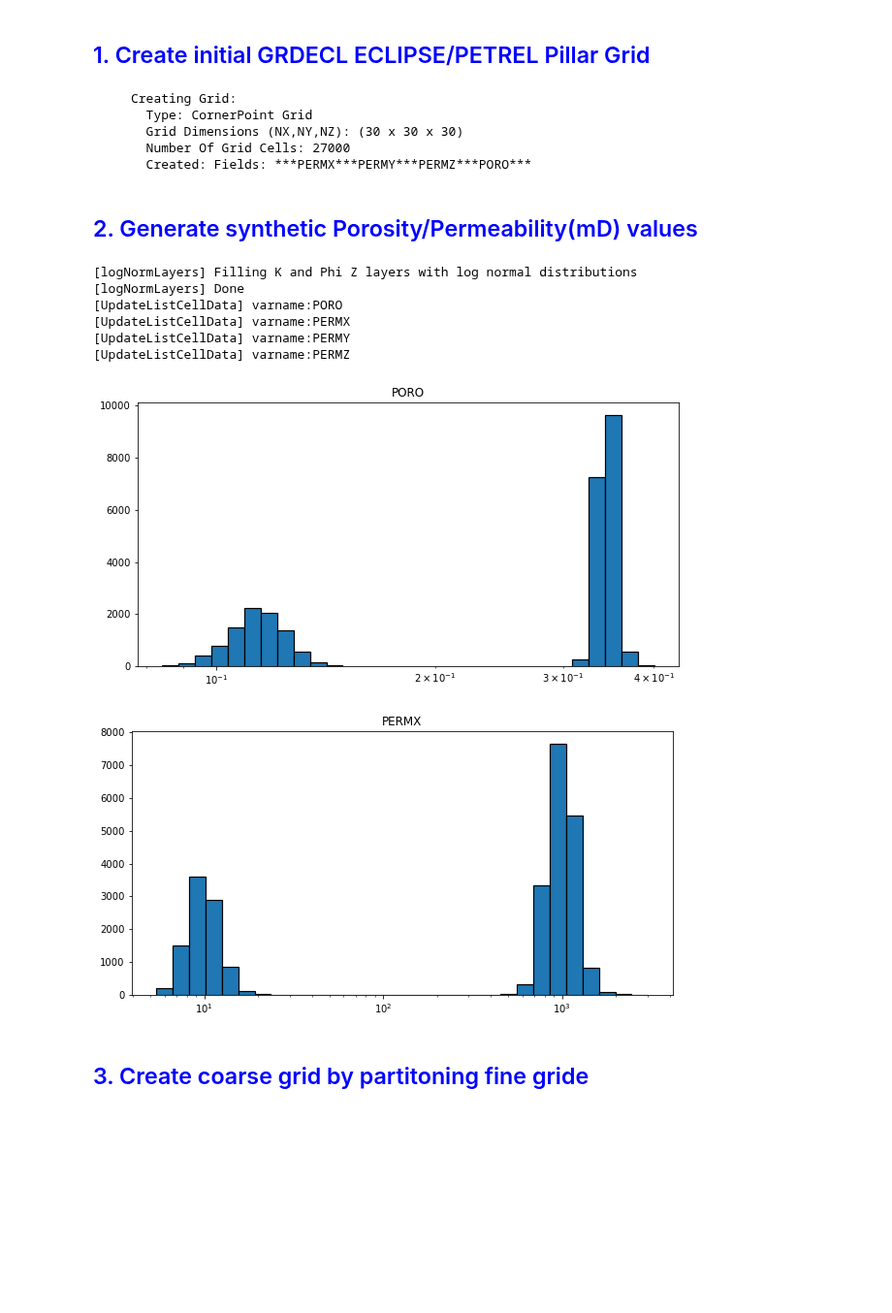
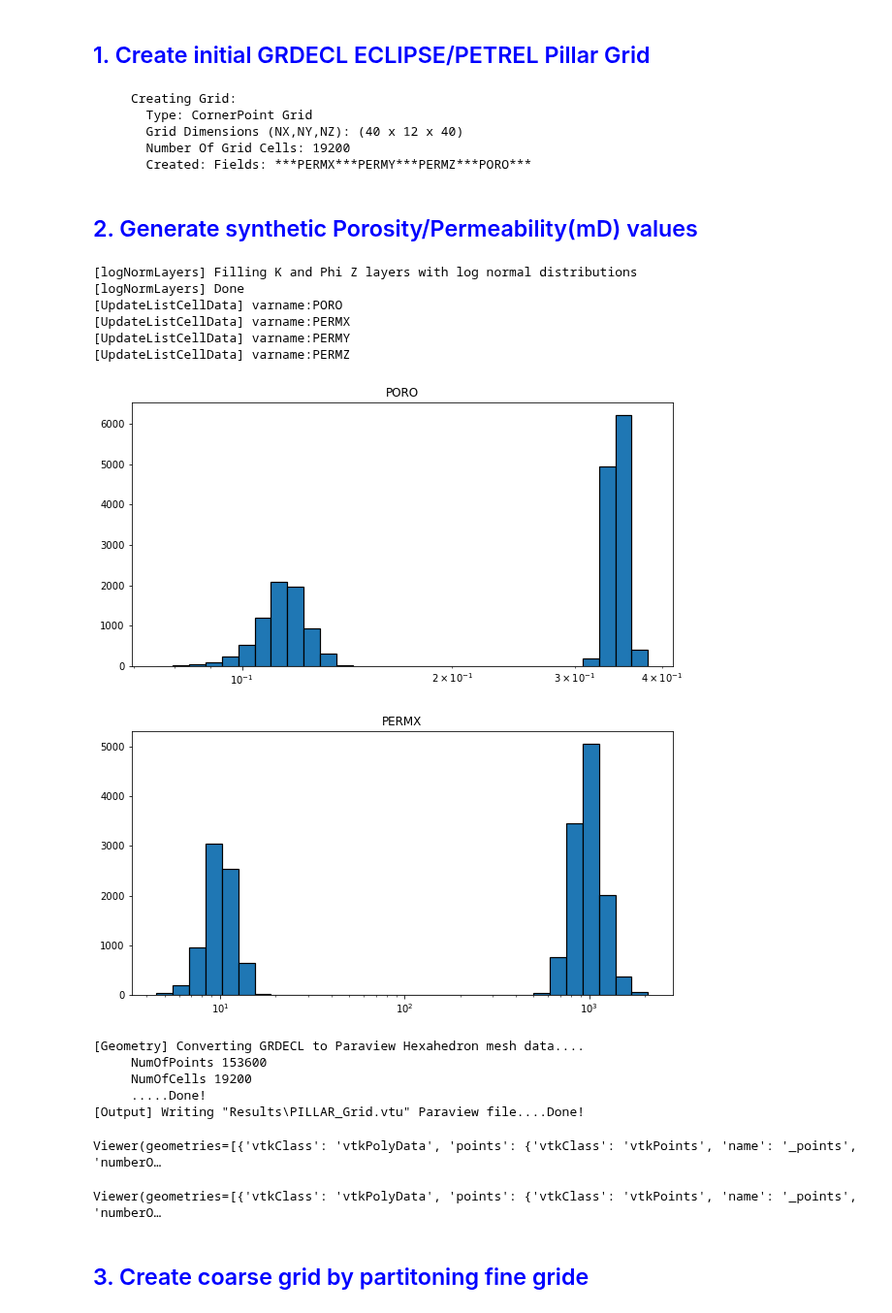
Before and after one commit to BinWang0213/PyGRDECL, a Jupyter notebook: Upscaling_Simplecrdecl.ipynb, the cells around one changed output. Shown at 97% size. Drawn from its saved outputs; the diff is of its cells as text; code cells hidden in the pictures; blank space fills up the shorter version.

```diff
--- a/Upscaling_Simplecrdecl.ipynb
+++ b/Upscaling_Simplecrdecl.ipynb
@@ -11,7 +11,7 @@ from GRDECL2VTK import *
 physDims=[2000.0,1000,500]
 
 # 1.2 Set model grid dimensions in gridDims
-Nx=30;  Ny=30;  Nz=Nx
+Nx=40;  Ny=12;  Nz=Nx
 gridDims=[Nx,Ny,Nz]
 
 # 1.3 Set corner point grid options
@@ -31,40 +31,47 @@ t0=time.time()
 # %% [output]
      Creating Grid:
        Type: CornerPoint Grid
-       Grid Dimensions (NX,NY,NZ): (30 x 30 x 30)
-       Number Of Grid Cells: 27000
+       Grid Dimensions (NX,NY,NZ): (40 x 12 x 40)
+       Number Of Grid Cells: 19200
        Created: Fields: ***PERMX***PERMY***PERMZ***PORO***
 # %% [markdown]
 ## <span style="color:blue"> 2. Generate  synthetic Porosity/Permeability(mD) values </span>
 # %%
 from utils import *
 
 # 2.1 Create random perm field with normal distribution for each layer
 K_LayerPerm=[10,1000,10,1000]
 # K,phi=logNormLayers(gridDims,K_LayerPerm,poro_const=0.05)
 K,phi=logNormLayers_basc(gridDims,K_LayerPerm,poro_const=0.05)
 
 # 2.2 Update porosity/permeability fields
 Update_fields=["PORO","PERMX","PERMY","PERMZ"]
 Update_values=[ phi  , K     , K     , 0.1*K ]
 Model.UpdateListCellData(var_list=Update_fields,array_list=Update_values)
 
 # 2.3 Visualize Fine scale histogram
 for scalar in ["PORO","PERMX"]:
     plot_hist(Model.GRDECL_Data.SpatialDatas[scalar], varname=scalar)
 
 # 2.3 Compute TPFA (block centered) Pressure values
-# Model.compute_TPFA_Pressure(Press_inj=1,direction="i",Fault_opt=opt )
-# Model.plot_scalar("Pressure",ITK=True).show()
+Model.compute_TPFA_Pressure(Press_inj=1,direction="i",Fault_opt=opt )
+Model.plot_scalar("Pressure",ITK=True).show()
 # %% [output]
 [logNormLayers] Filling K and Phi Z layers with log normal distributions
 [logNormLayers] Done
 [UpdateListCellData] varname:PORO
 [UpdateListCellData] varname:PERMX
 [UpdateListCellData] varname:PERMY
 [UpdateListCellData] varname:PERMZ
-[figure, old version]
+[figure, new version]
-[figure, old version]
+[figure, new version]
+[Geometry] Converting GRDECL to Paraview Hexahedron mesh data....
+     NumOfPoints 153600
+     NumOfCells 19200
+     .....Done!
+[Output] Writing "Results\PILLAR_Grid.vtu" Paraview file....Done!
+Viewer(geometries=[{'vtkClass': 'vtkPolyData', 'points': {'vtkClass': 'vtkPoints', 'name': '_points', 'numberO…
+Viewer(geometries=[{'vtkClass': 'vtkPolyData', 'points': {'vtkClass': 'vtkPoints', 'name': '_points', 'numberO…
 # %% [markdown]
 ## <span style="color:blue"> 3. Create coarse grid by partitoning fine gride</span>
 # %%
```
Also changed, not shown: parts of 8 cells of this notebook, 3 other files.
